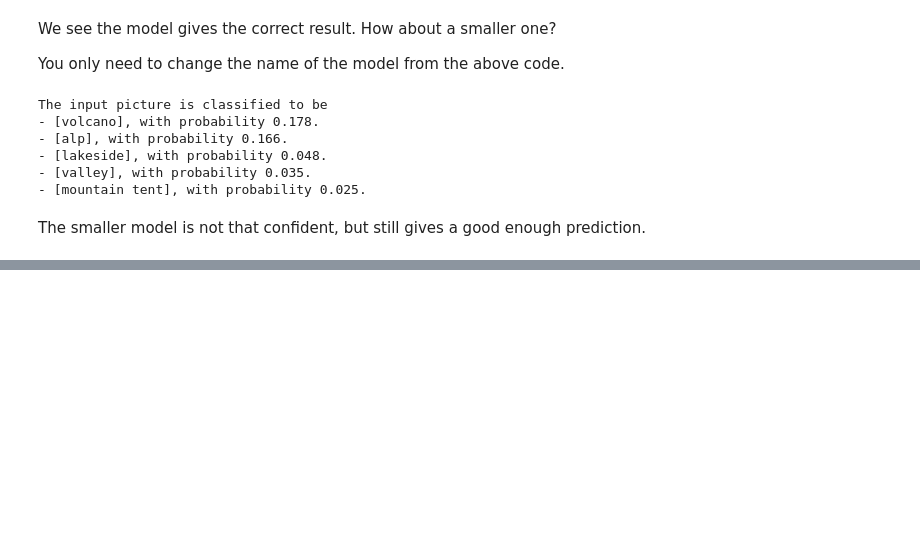
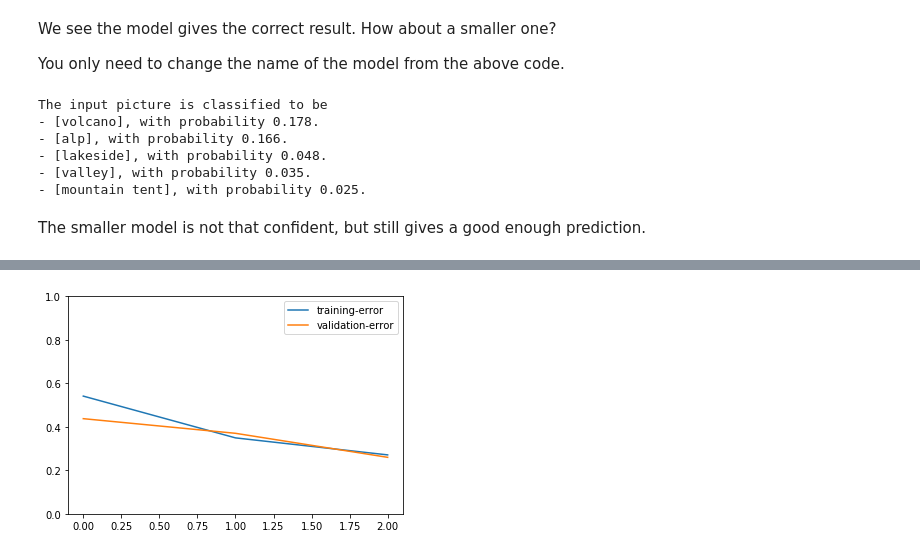
Before and after one commit to zhreshold/ICCV19-GluonCV, a Jupyter notebook: 02_classification/ImageClassification.ipynb, the cells around one changed output, grey strips where cells are left out. Saved outputs shown, nothing was run; the diff lists cells and outputs as text; code cells hidden in the pictures; blank space fills up the shorter version.

```diff
--- a/02_classification/ImageClassification.ipynb
+++ b/02_classification/ImageClassification.ipynb
@@ -293,0 +203,5 @@ On the GluonCV Classification Model Zoo page, we provide:
+# %%
+transform_test = transforms.Compose([
+    transforms.ToTensor(),
+    transforms.Normalize([0.4914, 0.4822, 0.4465], [0.2023, 0.1994, 0.2010])
+])
@@ -293,0 +272,2 @@ On the GluonCV Classification Model Zoo page, we provide:
+# %%
+loss_fn = gluon.loss.SoftmaxCrossEntropyLoss()
@@ -293,0 +290,3 @@ On the GluonCV Classification Model Zoo page, we provide:
+# %%
+train_metric = mx.metric.Accuracy()
+train_history = TrainingHistory(['training-error', 'validation-error'])
@@ -293,0 +301,9 @@ On the GluonCV Classification Model Zoo page, we provide:
+# %%
+def test(ctx, val_data):
+    metric = mx.metric.Accuracy()
+    for i, batch in enumerate(val_data):
+        data = gluon.utils.split_and_load(batch[0], ctx_list=ctx, batch_axis=0)
+        label = gluon.utils.split_and_load(batch[1], ctx_list=ctx, batch_axis=0)
+        outputs = [net(X) for X in data]
+        metric.update(label, outputs)
+    return metric.get()
@@ -293,0 +324,48 @@ On the GluonCV Classification Model Zoo page, we provide:
+# %%
+epochs = 5
+lr_decay_count = 0
+
+for epoch in range(epochs):
+    tic = time.time()
+    train_metric.reset()
+    train_loss = 0
+
+    # Learning rate decay
+    if epoch == lr_decay_epoch[lr_decay_count]:
+        trainer.set_learning_rate(trainer.learning_rate*lr_decay)
+        lr_decay_count += 1
+
+    # Loop through each batch of training data
+    for i, batch in enumerate(train_data):
+        # Extract data and label
+        data = gluon.utils.split_and_load(batch[0], ctx_list=ctx, batch_axis=0)
+        label = gluon.utils.split_and_load(batch[1], ctx_list=ctx, batch_axis=0)
+
+        # AutoGrad
+        with ag.record():
+            output = [net(X) for X in data]
+            loss = [loss_fn(yhat, y) for yhat, y in zip(output, label)]
+
+        # Backpropagation
+        ag.backward(loss)
+
+        # Optimize
+        trainer.step(batch_size)
+
+        # Update metrics
+        train_loss += sum([l.sum().asscalar() for l in loss])
+        train_metric.update(label, output)
+
+    name, acc = train_metric.get()
+    # Evaluate on Validation data
+    name, val_acc = test(ctx, val_data)
+
+    # Update history and print metrics
+    train_history.update([1-acc, 1-val_acc])
+    print('[Epoch %d] train=%f val=%f loss=%f time: %f' %
+        (epoch, acc, val_acc, train_loss, time.time()-tic))
+
+# We can plot the metric scores with:
+
+train_history.plot()
+# %% [output]
@@ -293,0 +375 @@ On the GluonCV Classification Model Zoo page, we provide:
+[figure, added]
```
Also changed, not shown: parts of 38 cells of this notebook, 22 other files.
